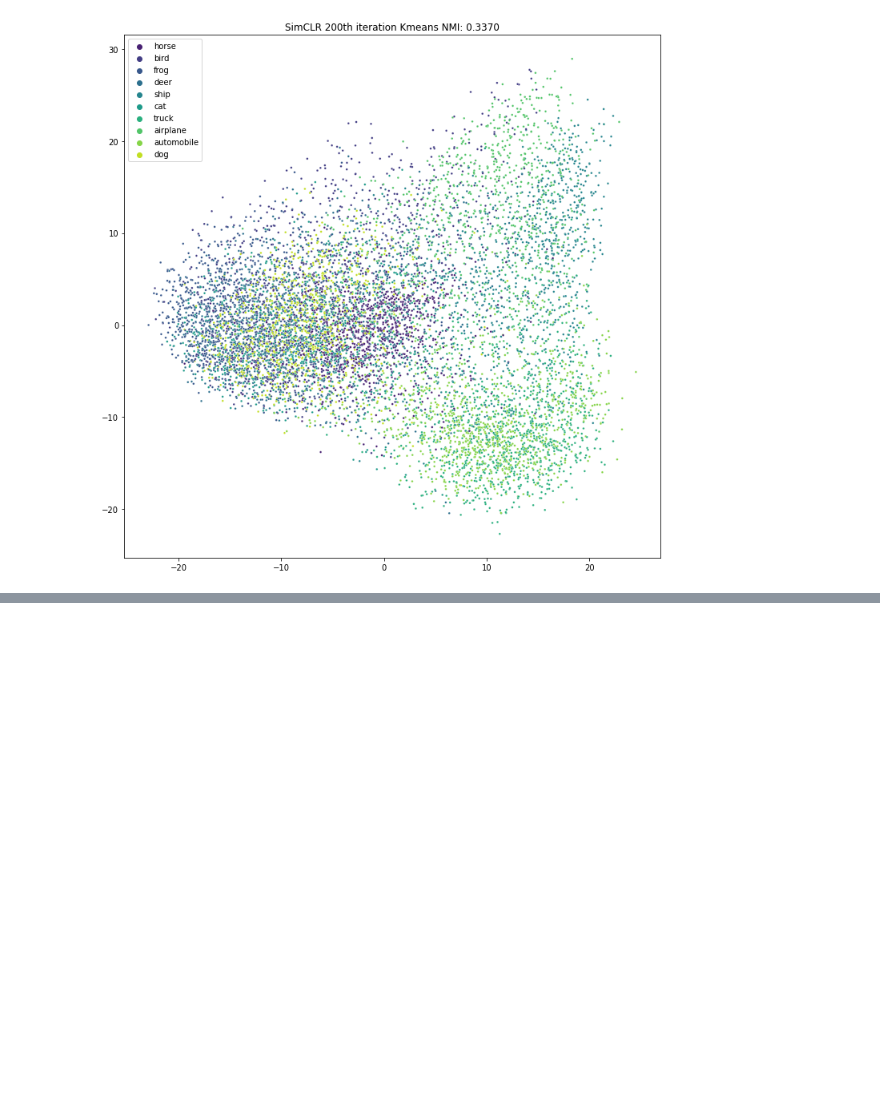
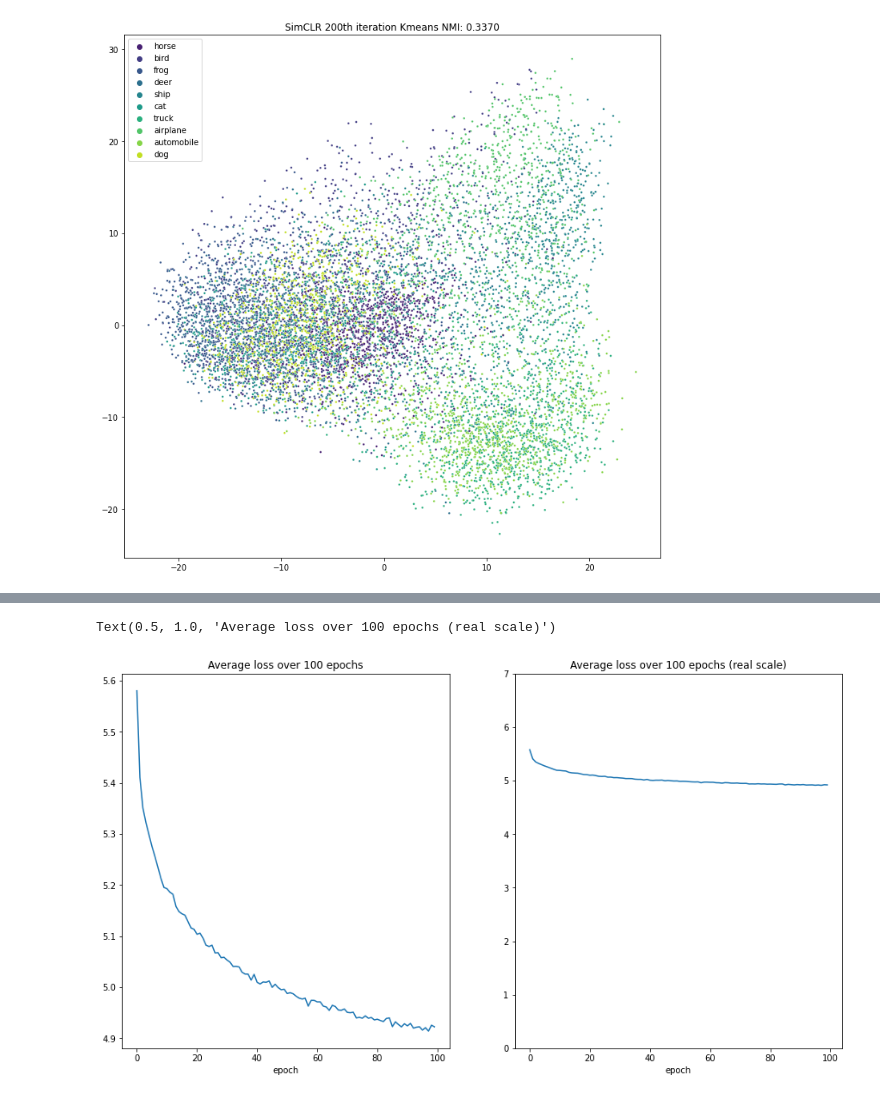
Before and after one commit to AlinaGodun/dcl_b, a Jupyter notebook: DCB Notebook.ipynb, the cells around one changed output, grey strips where cells are left out. Cells and saved outputs as stored; diff of their text form; code cells hidden in the pictures; blank space fills up the shorter version.

```diff
--- a/DCB Notebook.ipynb
+++ b/DCB Notebook.ipynb
@@ -195,0 +237,11 @@ for i in range(3):
+# %%
+it_epoch_group = iteration.groupby("epoch")["loss"].mean()
+# %%
+fig, axes = plt.subplots(1,2,figsize=(20,8))
+it_epoch_group.plot(ax = axes[0], subplots=True, x='epoch', y='loss', kind='line')
+axes[0].set_title('Average loss over 100 epochs')
+it_epoch_group.plot(ax = axes[1], subplots=True, x='epoch', y='loss', kind='line', ylim=(0,7))
+axes[1].set_title('Average loss over 100 epochs (real scale)')
+# %% [output]
+Text(0.5, 1.0, 'Average loss over 100 epochs (real scale)')
+[figure, added]
```
Also changed, not shown: parts of 9 cells of this notebook, 1 other file.
